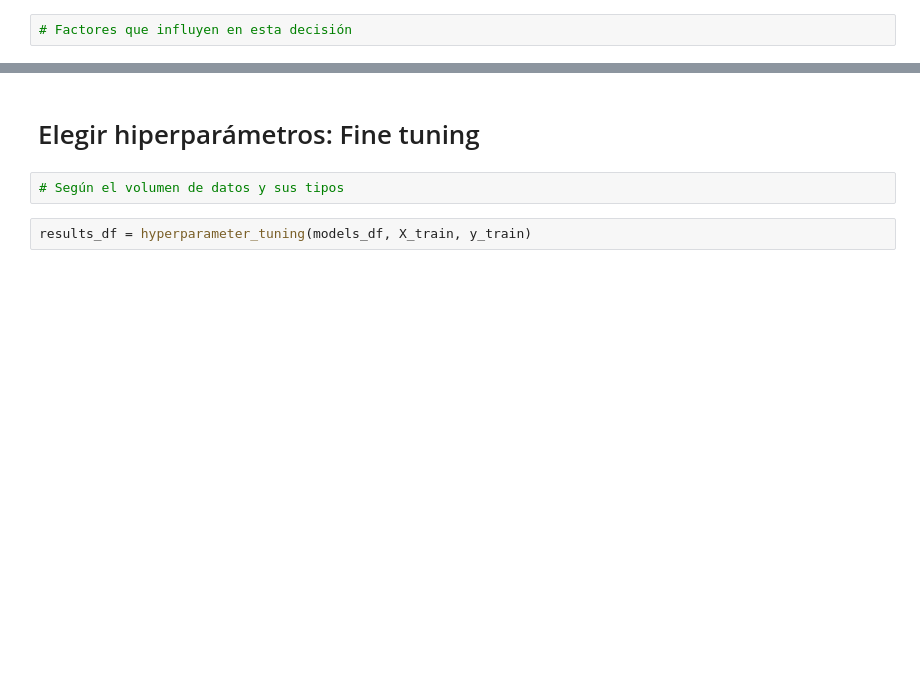
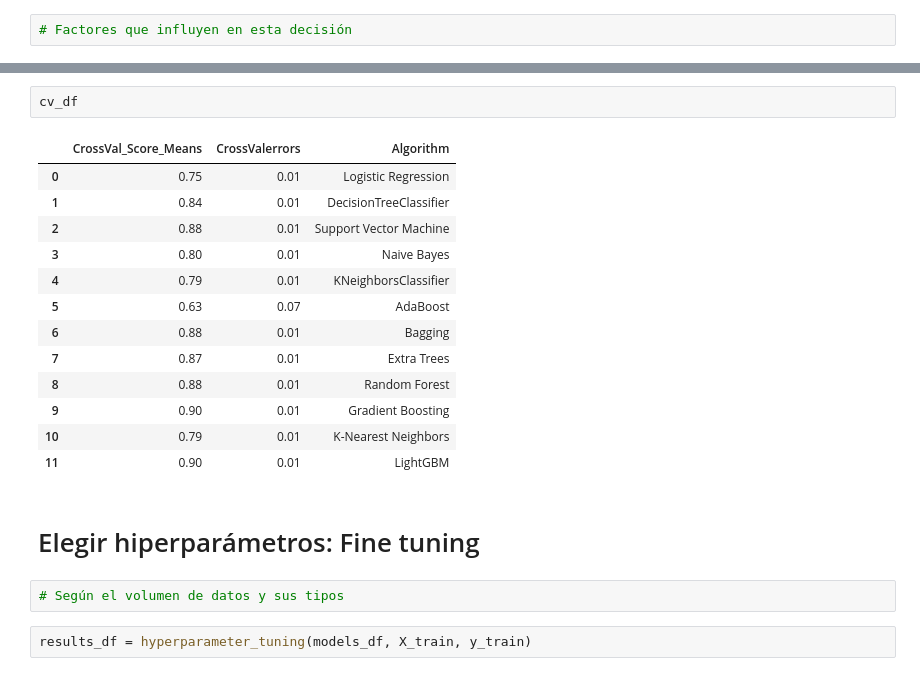
Before and after one commit to angelrodnah/Obesity, a Jupyter notebook: src/notebooks/project_resume.ipynb, the cells around one changed output, grey strips where cells are left out. Saved outputs shown, nothing was run; the diff lists cells and outputs as text; blank space fills up the shorter version.

```diff
--- a/src/notebooks/project_resume.ipynb
+++ b/src/notebooks/project_resume.ipynb
@@ -443,3 +753,19 @@ cv_df=perform_cross_validation(modelos, X_train, y_train)
+# %%
+cv_df
+# %% [output]
+|  | CrossVal_Score_Means | CrossValerrors | Algorithm |
+| 0 | 0.75 | 0.01 | Logistic Regression |
+| 1 | 0.84 | 0.01 | DecisionTreeClassifier |
+| 2 | 0.88 | 0.01 | Support Vector Machine |
+| 3 | 0.80 | 0.01 | Naive Bayes |
+| 4 | 0.79 | 0.01 | KNeighborsClassifier |
+| 5 | 0.63 | 0.07 | AdaBoost |
+| 6 | 0.88 | 0.01 | Bagging |
+| 7 | 0.87 | 0.01 | Extra Trees |
+| 8 | 0.88 | 0.01 | Random Forest |
+| 9 | 0.90 | 0.01 | Gradient Boosting |
+| 10 | 0.79 | 0.01 | K-Nearest Neighbors |
+| 11 | 0.90 | 0.01 | LightGBM |
 # %% [markdown]
 # Elegir hiperparámetros: Fine tuning
 # %%
```
Also changed, not shown: parts of 60 cells of this notebook, 9 other files.
